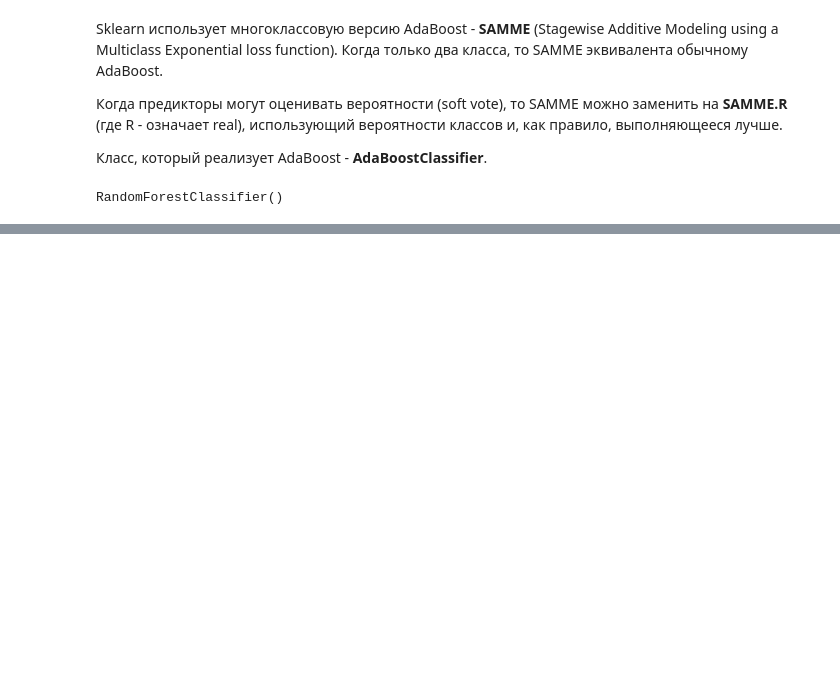
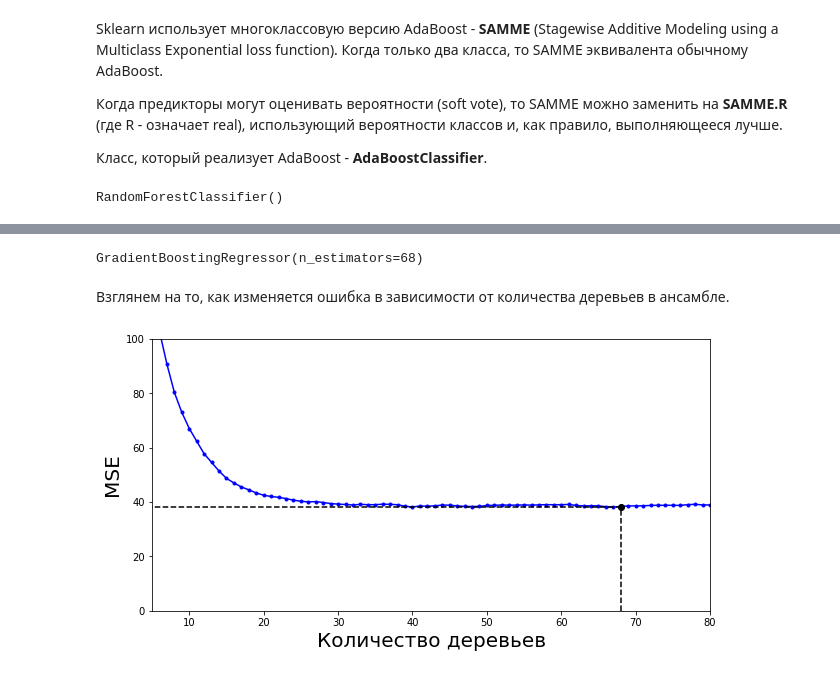
Before and after one commit to Lpshkn/Tutors, a Jupyter notebook: Practice/Ensemble/Ensemble.ipynb, the cells around one changed output, grey strips where cells are left out. Drawn from its saved outputs; the diff is of its cells as text; code cells hidden in the pictures; blank space fills up the shorter version.

```diff
--- a/Practice/Ensemble/Ensemble.ipynb
+++ b/Practice/Ensemble/Ensemble.ipynb
@@ -379,0 +516,31 @@ f1_score(y_test, adaboost.predict(X_test))
+# %%
+X_train, X_test, y_train, y_test = train_test_split(X, y, test_size=0.2)
+
+gbrt = GradientBoostingRegressor(n_estimators=100)
+gbrt.fit(X_train.reshape(-1, 1), y_train)
+
+errors = [mean_squared_error(y_test, y_pred) for y_pred in gbrt.staged_predict(X_test.reshape(-1, 1))]
+best_n_estimators = np.argmin(errors) + 1
+
+gbrt_best = GradientBoostingRegressor(n_estimators=best_n_estimators)
+gbrt_best.fit(X_train.reshape(-1, 1), y_train)
+# %% [output]
+GradientBoostingRegressor(n_estimators=68)
+# %% [markdown]
+Взглянем на то, как изменяется ошибка в зависимости от количества деревьев в ансамбле.
+# %%
+plt.figure(figsize=(10, 5))
+plt.plot(errors, 'b.-')
+plt.plot([0, best_n_estimators],
+         [errors[best_n_estimators-1], errors[best_n_estimators-1]],
+         'k--')
+plt.plot([best_n_estimators, best_n_estimators],
+         [0, errors[best_n_estimators-1]],
+         'k--')
+plt.plot(best_n_estimators, errors[best_n_estimators-1], 'ko')
+plt.axis([5, 80, 0, 100])
+plt.xlabel('Количество деревьев', fontsize=20)
+plt.ylabel('MSE', fontsize=20)
+plt.show()
+# %% [output]
+[figure, added]
```
Also changed, not shown: parts of 56 cells of this notebook.
